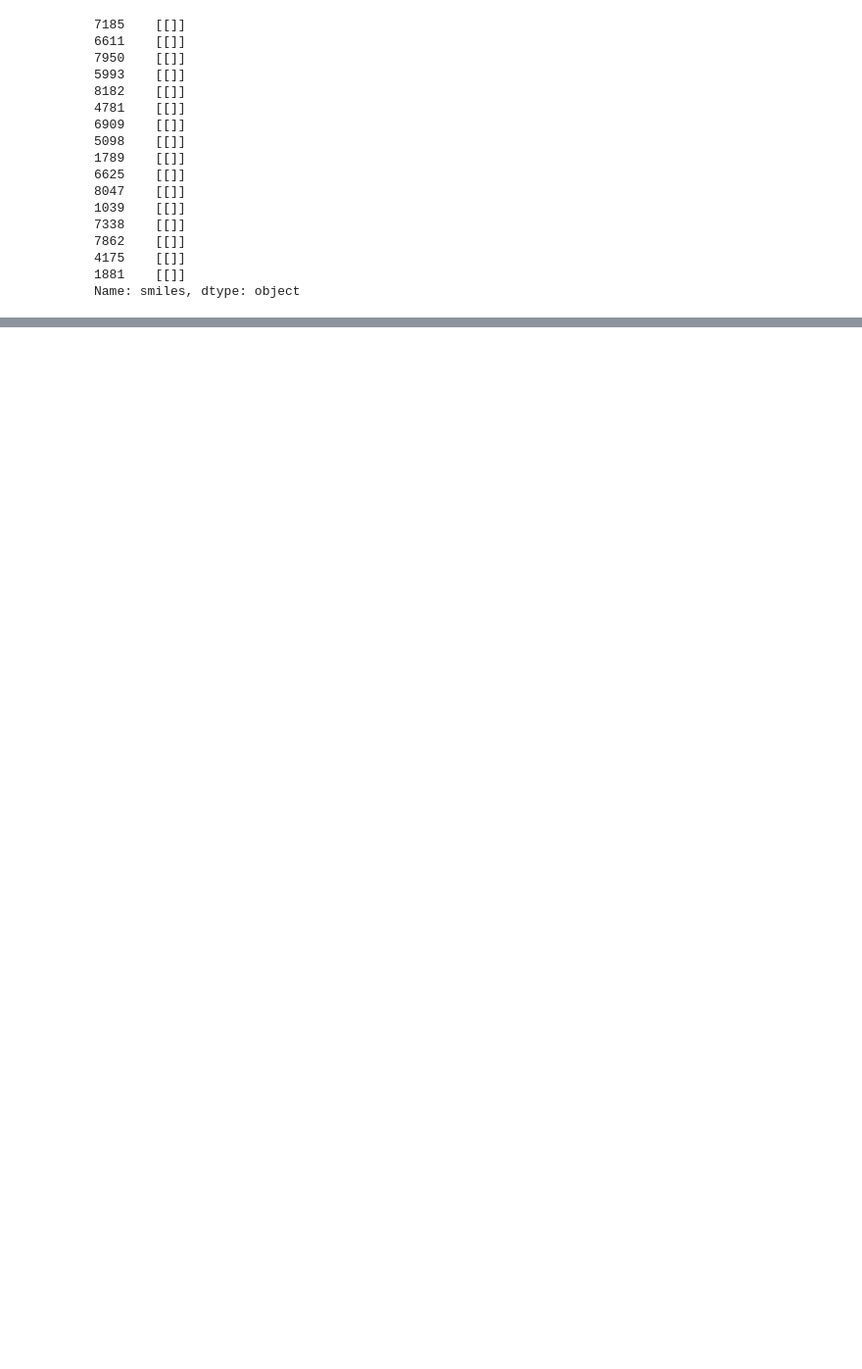
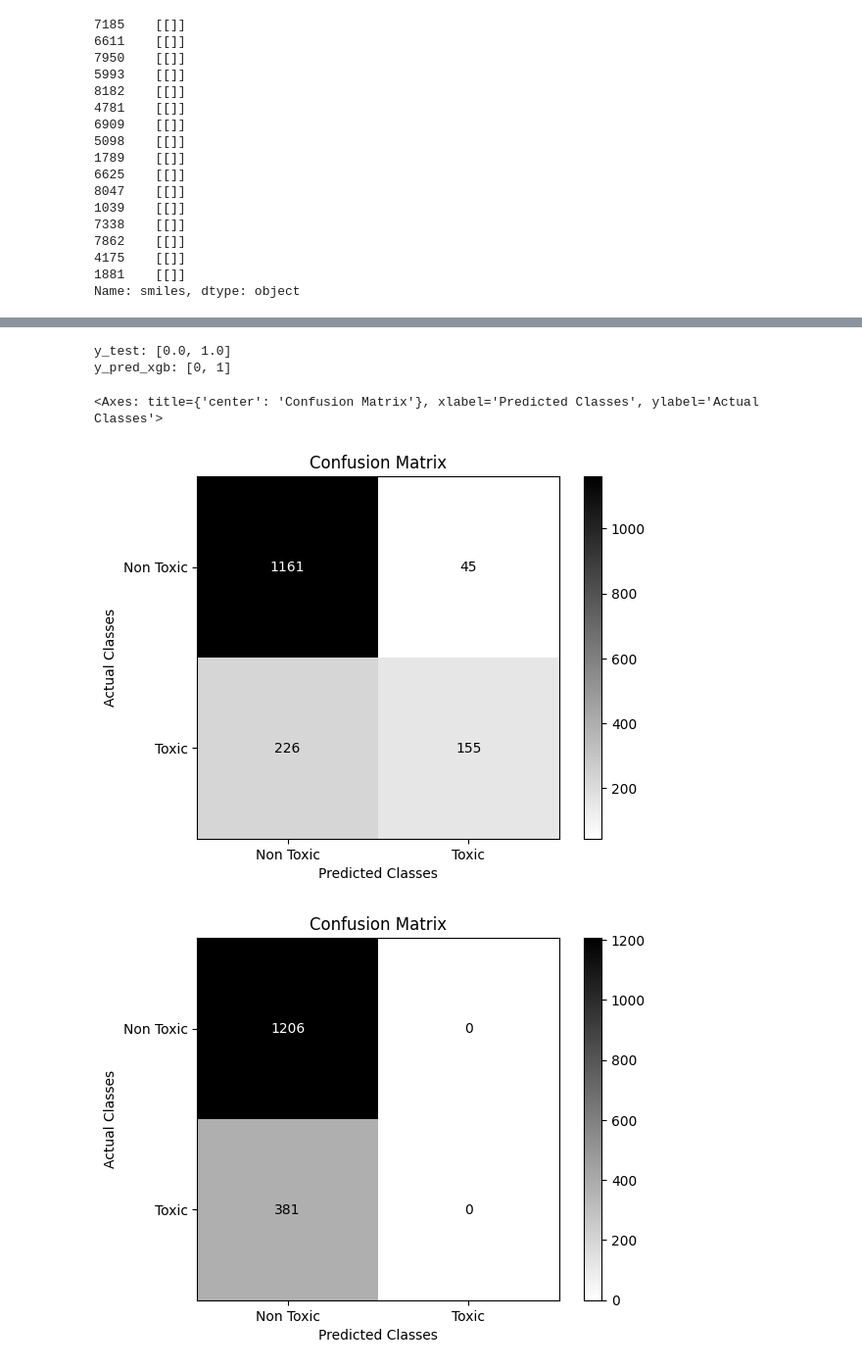
Before and after one commit to Accayo14/AI-for-Chemistry, a Jupyter notebook: Week_2/SupervisedML.ipynb, the cells around one changed output, grey strips where cells are left out. Shown: that part at 98% size. Saved outputs shown, nothing was run; the diff lists cells and outputs as text; code cells hidden in the pictures; blank space fills up the shorter version.

```diff
--- a/Week_2/SupervisedML.ipynb
+++ b/Week_2/SupervisedML.ipynb
@@ -330,0 +437,10 @@ TypeError: No registered converter was able to produce a C++ rvalue of type clas
+# %%
+from sklearn.ensemble import RandomForestClassifier
+
+rf_clf = RandomForestClassifier(
+    n_estimators = 300,
+    max_depth=10,
+    random_state=0
+)
+
+rf_clf.fit(X_train, y_train)
@@ -330,0 +474,3 @@ TypeError: No registered converter was able to produce a C++ rvalue of type clas
+# %%
+log_reg = LogisticRegression(max_iter=5000)
+log_reg.fit(X_train, y_train)
@@ -330,0 +479,5 @@ TypeError: No registered converter was able to produce a C++ rvalue of type clas
+# %%
+y_pred_rf = rf_clf.predict(X_test)
+y_pred_svm = svm_clf.predict(X_test)
+y_pred_xgb = xgb_clf.predict(X_test)
+y_pred_logreg = log_reg.predict(X_test)
@@ -330,0 +548,30 @@ TypeError: No registered converter was able to produce a C++ rvalue of type clas
+# %%
+print("y_test:", sorted(set(y_test)))
+print("y_pred_xgb:", sorted(set(y_pred_xgb)))
+
+y_pred_xgb = y_pred_xgb.astype(float)
+# %% [output]
+y_test: [0.0, 1.0]
+y_pred_xgb: [0, 1]
+# %%
+from pycm import ConfusionMatrix
+
+cm = ConfusionMatrix(actual_vector=y_test, predict_vector=y_pred_rf)
+cm.relabel(mapping={0:"Non Toxic", 1:"Toxic"})
+cm.plot(number_label=True)
+
+cm = ConfusionMatrix(actual_vector=y_test, predict_vector=y_pred_svm)
+cm.relabel(mapping={0:"Non Toxic", 1:"Toxic"})
+cm.plot(number_label=True)
+
+cm = ConfusionMatrix(actual_vector=y_test, predict_vector=y_pred_xgb)
+cm.relabel(mapping={0:"Non Toxic", 1:"Toxic"})
+cm.plot(number_label=True)
+
+cm = ConfusionMatrix(actual_vector=y_test, predict_vector=y_pred_logreg)
+cm.relabel(mapping={0:"Non Toxic", 1:"Toxic"})
+cm.plot(number_label=True)
+# %% [output]
+<Axes: title={'center': 'Confusion Matrix'}, xlabel='Predicted Classes', ylabel='Actual Classes'>
+[figure, added]
+[figure, added]
```
Also changed, not shown: parts of 17 cells of this notebook, 2 other files.
